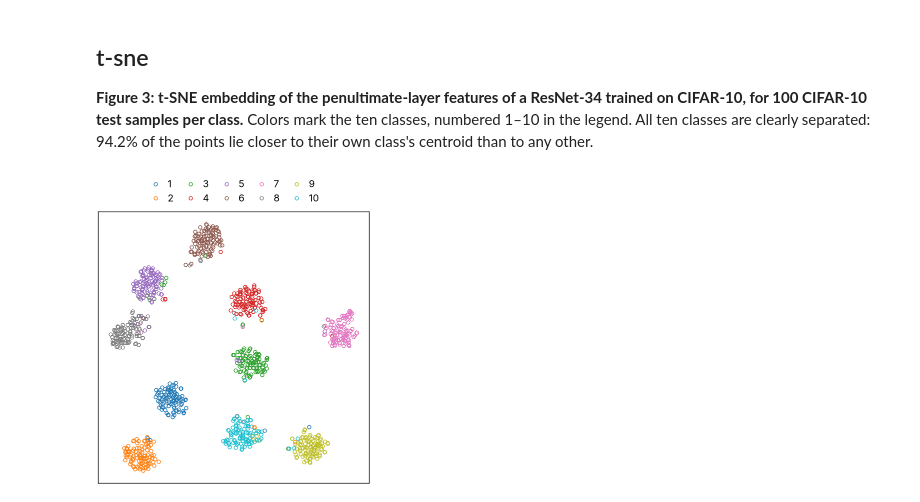
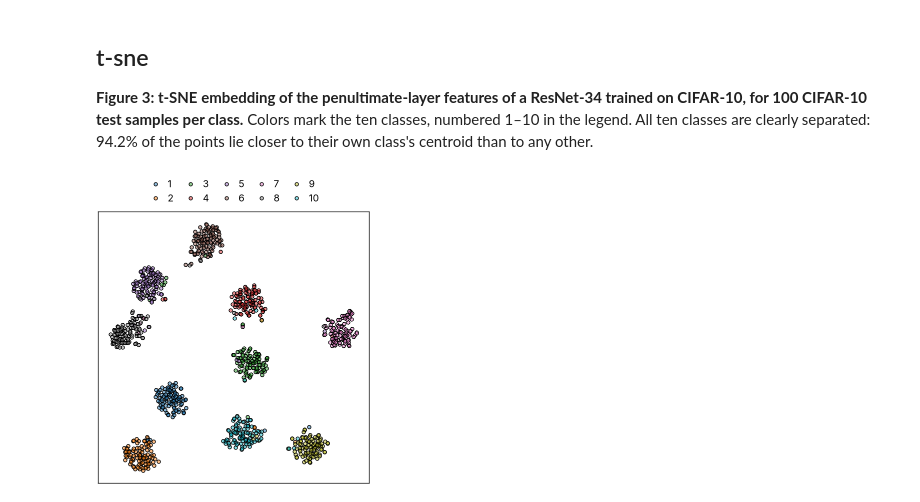
Before and after one commit to bigohofone/academic-figure-skill, a Jupyter notebook: examples/use-cases/notebooks/t-sne.ipynb, the cells around one changed output. Saved outputs shown, nothing was run; the diff lists cells and outputs as text; code cells hidden in the pictures.

Commit message:
academic-figure: embedding points with a black edge and a translucent class-color fill
Co-Authored-By: Claude Opus 5.5 <noreply@anthropic.com>

```diff
--- a/examples/use-cases/notebooks/t-sne.ipynb
+++ b/examples/use-cases/notebooks/t-sne.ipynb
@@ -20,21 +20,21 @@ colors = paper.use_design("../../../skills/academic-figure/assets/DESIGN.md")  #
 # %%
 embedding = json.load(open("../data/t-sne.json"))
 # ten classes need ten colors and the design has six series colors, so this figure uses matplotlib's tab10
 PALETTE = plt.get_cmap("tab10").colors
 
 fig, ax = plt.subplots(figsize=(2.75, 2.75))
 for i in range(10):
     points = embedding[f"class_{i + 1}"]
-    ax.plot(points["x"], points["y"], "o", color=PALETTE[i], markerfacecolor="none", linestyle="none",
+    ax.plot(points["x"], points["y"], "o", markeredgecolor=colors["ink"], markerfacecolor=(*PALETTE[i], 0.5), linestyle="none",
             label=f"{i + 1}")
 
 ax.set_xticks([])
 ax.set_yticks([])
 ax.grid(False)
 ax.legend(loc="lower center", bbox_to_anchor=(0.5, 1), borderaxespad=0.5, ncol=5, frameon=False)
 fit_height(fig, ax, aspect=1.0)
 fig.savefig("../outputs/t-sne.pdf")
 fig.savefig("../outputs/t-sne.png")
 plt.show()
 # %% [output]
-[figure, old version]
+[figure, new version]
```
Also changed, not shown: 7 other files.
